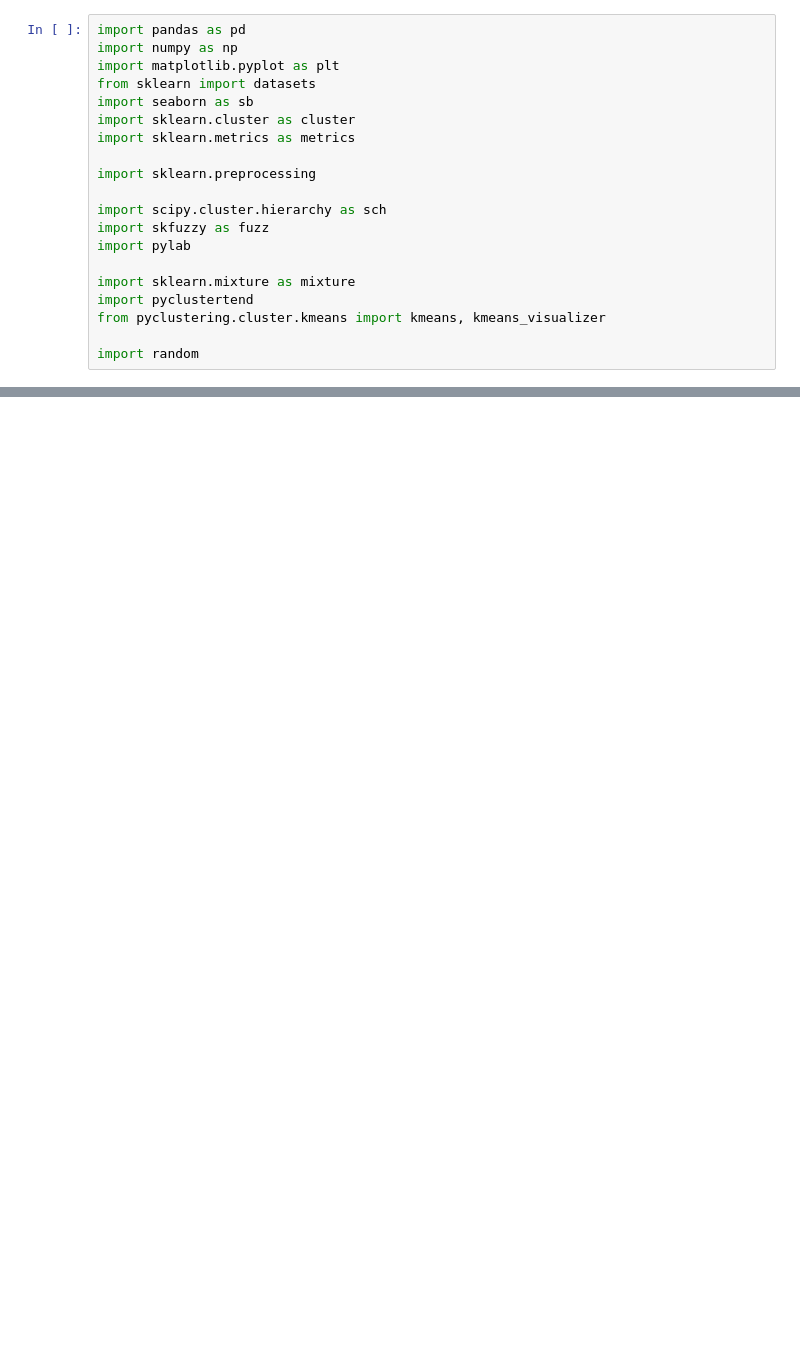
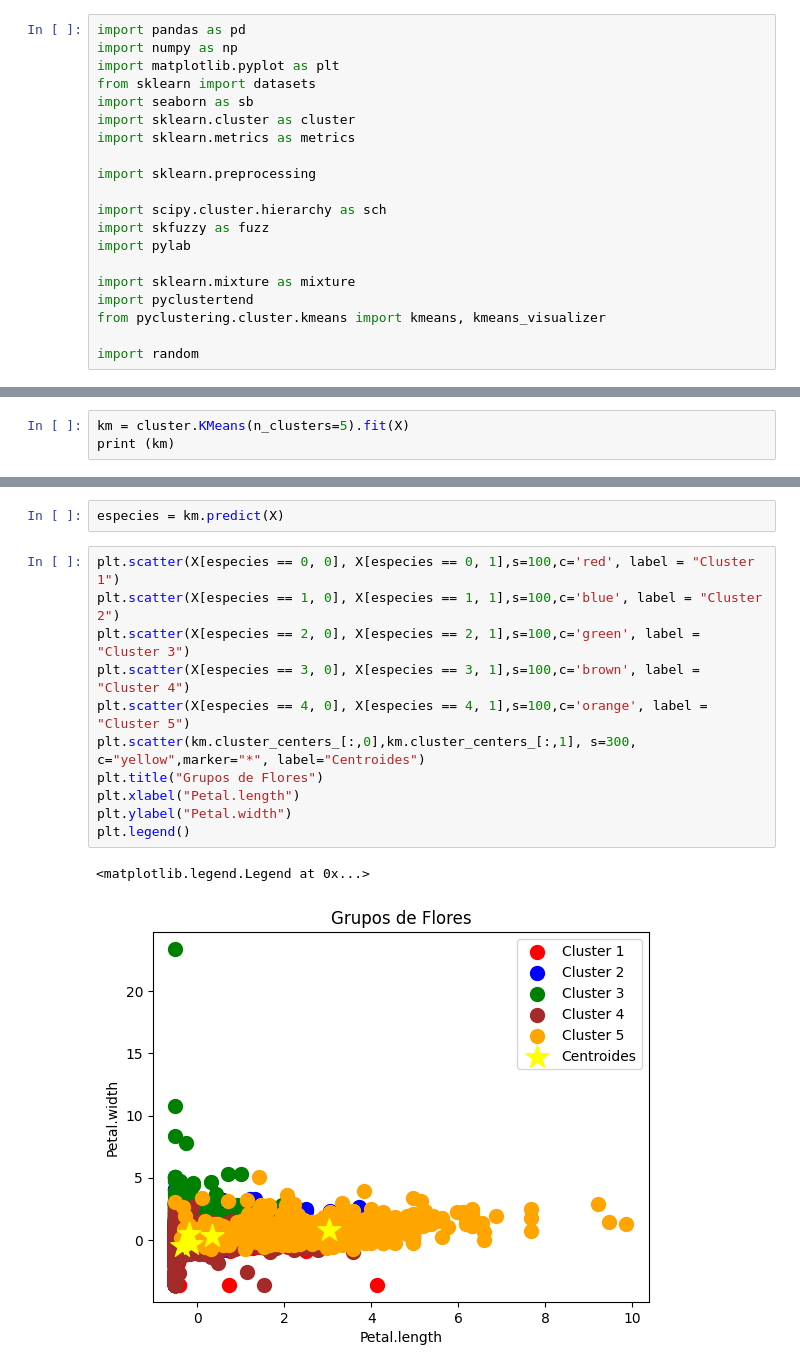
Before and after one commit to adrianrb469/md-lab2, a Jupyter notebook: lab2.ipynb, the cells around one changed output, grey strips where cells are left out. Drawn from its saved outputs; the diff is of its cells as text; blank space fills up the shorter version.

```diff
--- a/lab2.ipynb
+++ b/lab2.ipynb
@@ -136,0 +106,3 @@ plt.show()
+# %%
+km = cluster.KMeans(n_clusters=5).fit(X)
+print (km)
@@ -136,0 +130,16 @@ plt.show()
+# %%
+especies = km.predict(X)
+# %%
+plt.scatter(X[especies == 0, 0], X[especies == 0, 1],s=100,c='red', label = "Cluster 1")
+plt.scatter(X[especies == 1, 0], X[especies == 1, 1],s=100,c='blue', label = "Cluster 2")
+plt.scatter(X[especies == 2, 0], X[especies == 2, 1],s=100,c='green', label = "Cluster 3")
+plt.scatter(X[especies == 3, 0], X[especies == 3, 1],s=100,c='brown', label = "Cluster 4")
+plt.scatter(X[especies == 4, 0], X[especies == 4, 1],s=100,c='orange', label = "Cluster 5")
+plt.scatter(km.cluster_centers_[:,0],km.cluster_centers_[:,1], s=300, c="yellow",marker="*", label="Centroides")
+plt.title("Grupos de Flores")
+plt.xlabel("Petal.length")
+plt.ylabel("Petal.width")
+plt.legend()
+# %% [output]
+<matplotlib.legend.Legend at 0x...>
+[figure, added]
```
Also changed, not shown: parts of 9 cells of this notebook.
